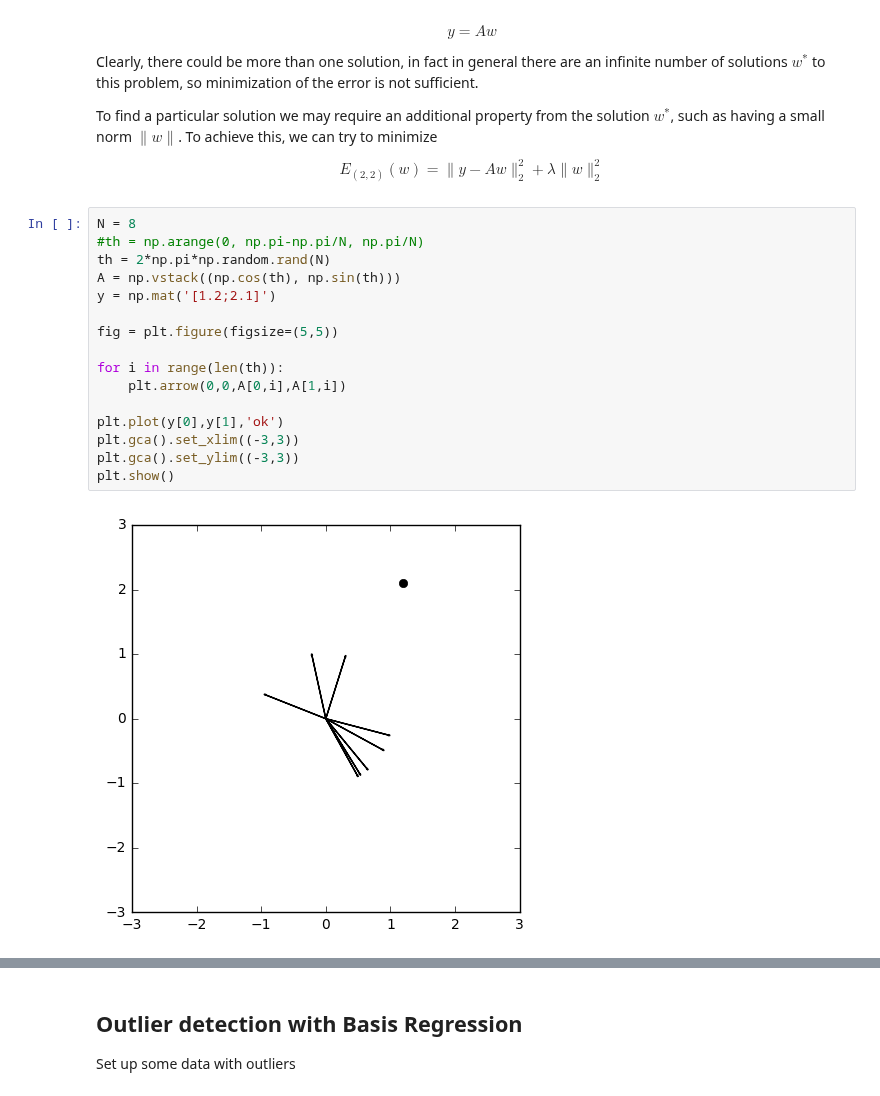
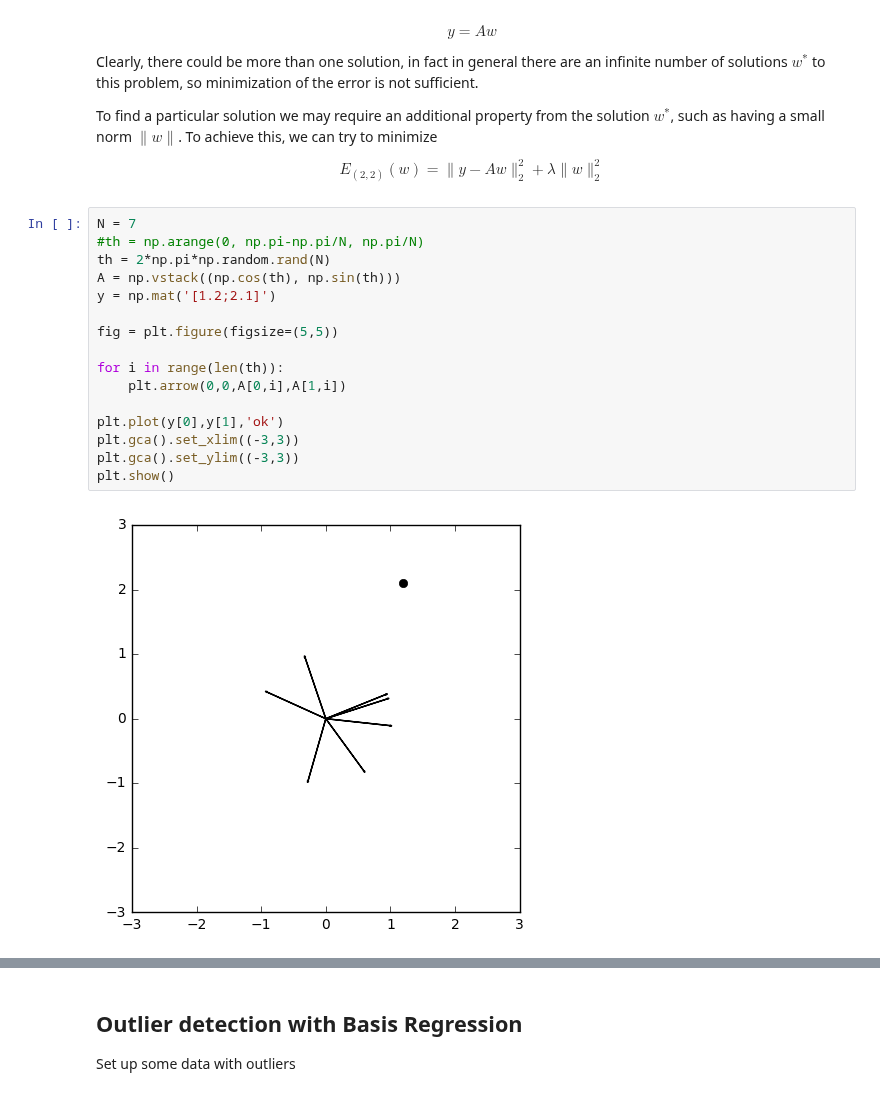
Before and after one commit to atcemgil/notes, a Jupyter notebook: RobustRegression.ipynb, the cells around one changed output, grey strips where cells are left out. Cells and saved outputs as stored; diff of their text form.

```diff
--- a/RobustRegression.ipynb
+++ b/RobustRegression.ipynb
@@ -137,20 +139,20 @@ $$
 E_{(2,2)}(w) =  \| y - Aw \|_2^2 + \lambda \| w \|_2^2
 $$
 # %%
-N = 8
+N = 7
 #th = np.arange(0, np.pi-np.pi/N, np.pi/N)
 th = 2*np.pi*np.random.rand(N)
 A = np.vstack((np.cos(th), np.sin(th)))
 y = np.mat('[1.2;2.1]')
 
 fig = plt.figure(figsize=(5,5))
 
 for i in range(len(th)):
     plt.arrow(0,0,A[0,i],A[1,i])
 
 plt.plot(y[0],y[1],'ok')
 plt.gca().set_xlim((-3,3))
 plt.gca().set_ylim((-3,3))
 plt.show()
 # %% [output]
-[figure, old version]
+[figure, new version]
```
Also changed, not shown: parts of 6 cells of this notebook, 1 other file.
